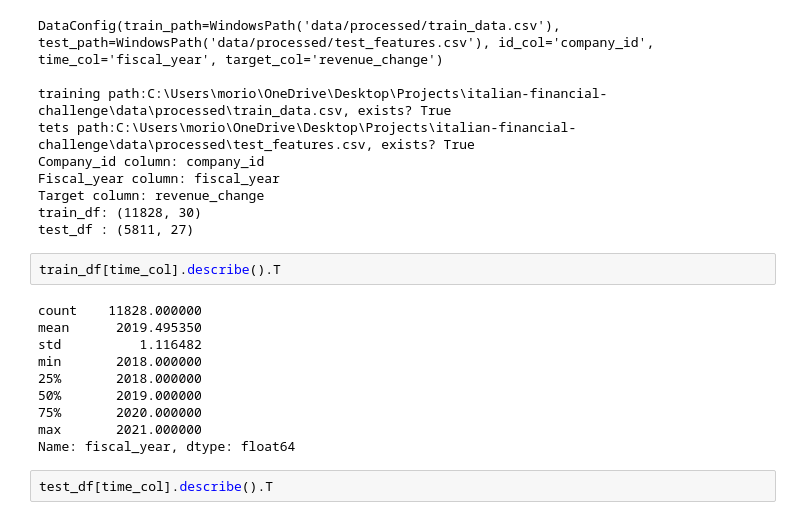
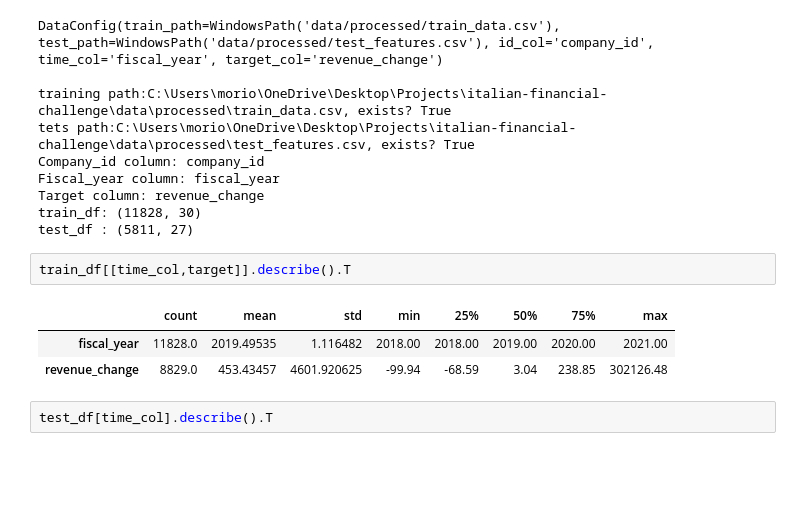
Before and after one commit to MoriondoTommaso/italian-financial-challenge, a Jupyter notebook: notebooks/work_tommaso.ipynb, the cells around one changed output. Saved outputs shown, nothing was run; the diff lists cells and outputs as text; blank space fills up the shorter version.

```diff
--- a/notebooks/work_tommaso.ipynb
+++ b/notebooks/work_tommaso.ipynb
@@ -31,17 +31,11 @@ Target column: revenue_change
 train_df: (11828, 30)
 test_df : (5811, 27)
 # %%
-train_df[time_col].describe().T
+train_df[[time_col,target]].describe().T
 # %% [output]
-count    11828.000000
-mean      2019.495350
-std          1.116482
-min       2018.000000
-25%       2018.000000
-50%       2019.000000
-75%       2020.000000
-max       2021.000000
-Name: fiscal_year, dtype: float64
+|  | count | mean | std | min | 25% | 50% | 75% | max |
+| fiscal_year | 11828.0 | 2019.49535 | 1.116482 | 2018.00 | 2018.00 | 2019.00 | 2020.00 | 2021.00 |
+| revenue_change | 8829.0 | 453.43457 | 4601.920625 | -99.94 | -68.59 | 3.04 | 238.85 | 302126.48 |
 # %%
 test_df[time_col].describe().T
 # %% [output]
```
Also changed, not shown: parts of 1 cell of this notebook, 2 other files.
